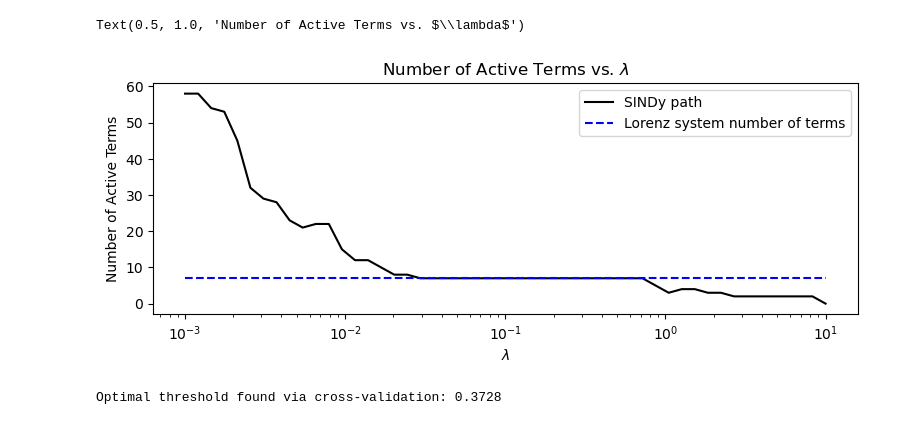
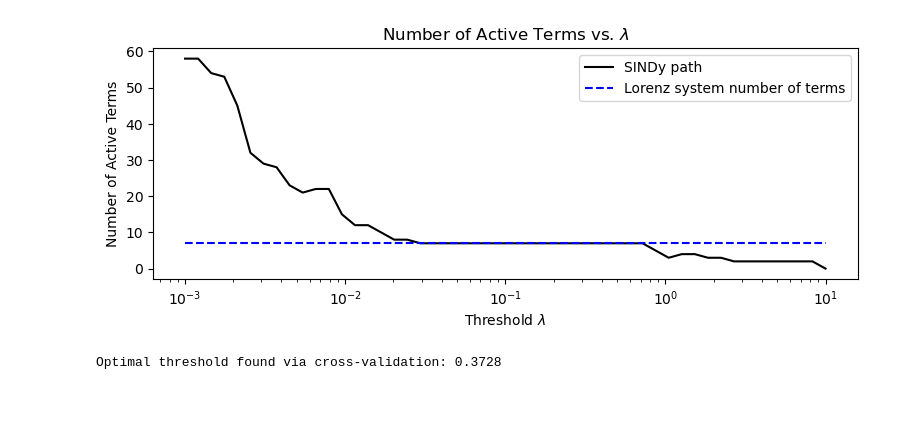
Before and after one commit to urban-fasel/I-X_workshop_2025, a Jupyter notebook: 4_SINDy_model_selection.ipynb, the cells around one changed output. Cells and saved outputs as stored; diff of their text form; code cells hidden in the pictures.

```diff
--- a/4_SINDy_model_selection.ipynb
+++ b/4_SINDy_model_selection.ipynb
@@ -15,65 +15,13 @@ warnings.filterwarnings('ignore', category=UserWarning)
 # 1. Helper Functions
 # -----------------------------------------------------------------------------
 
-# Lorenz system parameters and ODE
+# Lorenz system
 def lorenz_system(t, x, params):
-    return [params[0] * (x[1] - x[0]),
-            x[0] * (params[1] - x[2]) - x[1],
-            x[0] * x[1] - params[2] * x[2]]
+    dx = params[0] * (x[1] - x[0])
+    dy = x[0] * (params[1] - x[2]) - x[1]
+    dz = x[0] * x[1] - params[2] * x[2]
+    return [dx, dy, dz]
 
-
-# def sparsifyDynamics(Theta, dx, lambda_val, n):
-#     """
-#     SINDy with Sequential Thresholded Least Squares (STLSQ).
-#     This function mimics the MATLAB sparsifyDynamics.
-#     """
-#     optimizer = ps.STLSQ(threshold=lambda_val, alpha=0.0)
-#     optimizer.fit(Theta, dx)
-#     return optimizer.coef_
-
-
-# def SINDyODE(x, t, paramSINDy):
-#     """Integrates the identified SINDy model."""
-#     polyorder = paramSINDy['polyorder']
-#     Xi = paramSINDy['Xi']
-
-#     # Pysindy's `PolynomialLibrary` can handle the feature mapping
-#     library = ps.PolynomialLibrary(degree=polyorder)
-#     Theta = library.fit_transform(x.reshape(1, -1))
-
-#     # Calculate derivatives using the identified model
-#     dx_dt = Theta @ Xi
-
-#     return dx_dt.flatten()
-
-# def plotCV(Xi, epsilon, lambda_list, min_CV_idx, n):
-#     """Plots cross-validation error path and marks the minimum."""
-#     mean_epsilon = np.mean(epsilon, axis=2)
-
-#     plt.figure(figsize=(10, 6))
-#     for i in range(n):
-#         plt.plot(np.log10(lambda_list), mean_epsilon[:, i], label=f'State x[{i}]')
-
-#     plt.axvline(np.log10(lambda_list[min_CV_idx]), linestyle='--', color='k', label='Min CV Error')
-#     plt.xlabel('log10($\lambda$)')
-#     plt.ylabel('Mean Cross-Validation Error')
-#     plt.title('k-fold Cross-Validation Error Path')
-#     plt.legend()
-#     plt.show()
-
-# def plotAIC(aic, logL, k, lambda_list):
-#     """Plots AIC path and marks the minimum."""
-#     plt.figure(figsize=(10, 6))
-#     plt.plot(np.log10(lambda_list), aic, label='AIC')
-#     plt.plot(np.log10(lambda_list), logL, label='Log Likelihood (logL)')
-#     plt.plot(np.log10(lambda_list), 2 * k, label='2k')
-#     plt.axvline(np.log10(lambda_list[np.argmin(aic)]), linestyle='--', color='k', label='Min AIC')
-
-#     plt.xlabel('log10($\lambda$)')
-#     plt.ylabel('Value')
-#     plt.title('Akaike Information Criteria Path')
-#     plt.legend()
-#     plt.show()
 
 # -----------------------------------------------------------------------------
 # 2. Generate Data: Lorenz system
@@ -102,39 +50,37 @@ x_noisy = x + sig * np.std(x) * np.random.randn(*x.shape)
 # Use pySINDy to build and identify the model
 # The library is automatically built, and derivatives are computed internally.
 poly_library = ps.PolynomialLibrary(degree=3)
 
-
 lambda_path = np.logspace(-3, 1, 50)
 nonzero_terms = np.zeros(len(lambda_path))
 
 for i, lambda_val in enumerate(lambda_path):
+    # fit SINDy model
     optimizer = ps.STLSQ(threshold=lambda_val)
     model = ps.SINDy(feature_library=poly_library, optimizer=optimizer)
     model.fit(x_noisy, t=dt, feature_names=["x", "y", "z"])
-
     # Get the coefficient matrix
     coefficients = model.coefficients()
-
     # Count the number of non-zero terms
     nonzero_terms[i] = np.count_nonzero(coefficients)
 
 # Plot: Number of active terms vs. lambda
 plt.figure(figsize=(20, 3))
 plt.subplot(1, 2, 1)
 plt.semilogx(lambda_path, nonzero_terms, 'k-', label='SINDy path')
 
 # Lorenz system has 7 non-zero terms (3 in x_dot, 2 in y_dot, 2 in z_dot)
 nat = 7
 plt.semilogx([lambda_path[0], lambda_path[-1]], [nat, nat], 'b--', label='Lorenz system number of terms')
 
-plt.xlabel('$\lambda$')
+plt.xlabel('Threshold $\lambda$')
 plt.ylabel('Number of Active Terms')
 plt.legend()
 plt.grid(False)
 plt.title('Number of Active Terms vs. $\lambda$')
+plt.show()
 # %% [output]
-Text(0.5, 1.0, 'Number of Active Terms vs. $\\lambda$')
-[figure, old version]
+[figure, new version]
 # %%
 # -----------------------------------------------------------------------------
 # 4. k-fold cross-validation
```
Also changed, not shown: parts of 5 cells of this notebook, 34 other files.
